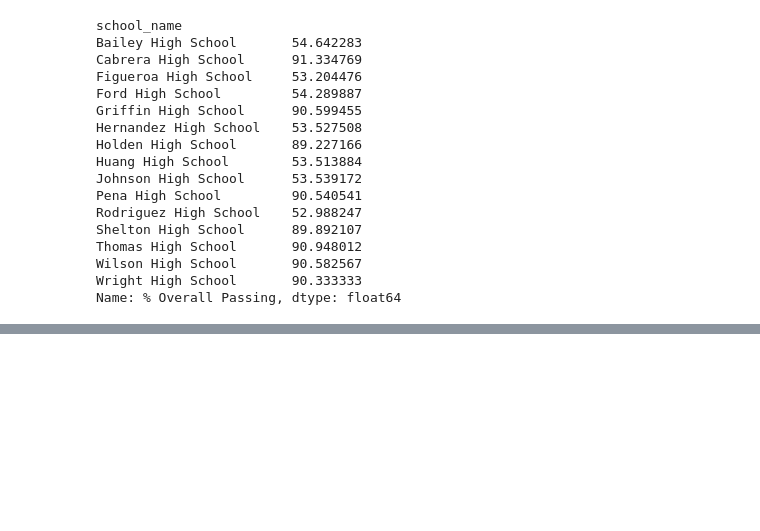
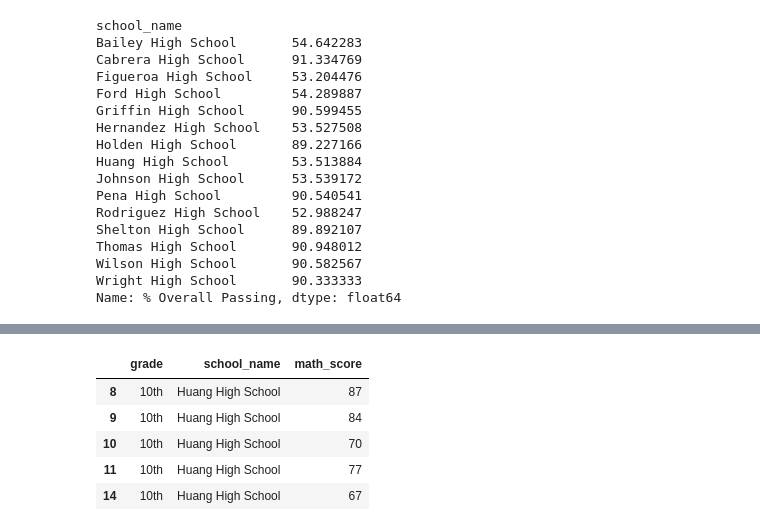
Before and after one commit to youngcourtcourt/pandas-challenge, a Jupyter notebook: PyCitySchools/PyCitySchools.ipynb, the cells around one changed output, grey strips where cells are left out. Saved outputs shown, nothing was run; the diff lists cells and outputs as text; code cells hidden in the pictures; blank space fills up the shorter version.

```diff
--- a/PyCitySchools/PyCitySchools.ipynb
+++ b/PyCitySchools/PyCitySchools.ipynb
@@ -361,0 +383,10 @@ schoolSummaryDf.sort_values(["% Overall Passing"]).head()
+# %%
+tenthGradeSeries=schoolDataComplete.loc[schoolDataComplete["grade"]=="10th", columns]
+tenthGradeSeries.head()
+# %% [output]
+|  | grade | school_name | math_score |
+| 8 | 10th | Huang High School | 87 |
+| 9 | 10th | Huang High School | 84 |
+| 10 | 10th | Huang High School | 70 |
+| 11 | 10th | Huang High School | 77 |
+| 14 | 10th | Huang High School | 67 |
```
Also changed, not shown: parts of 6 cells of this notebook.
